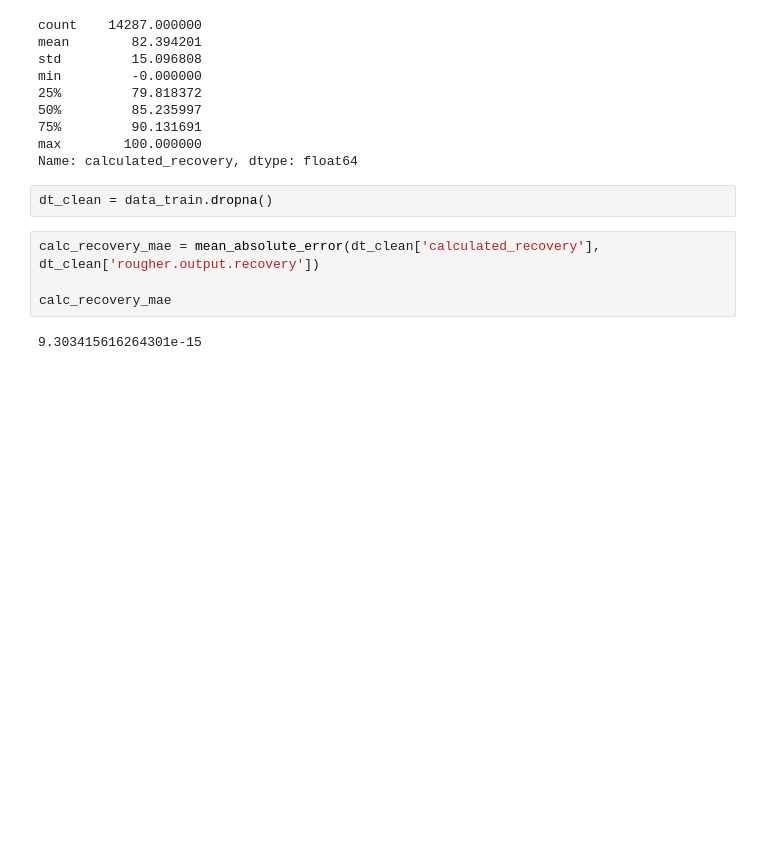
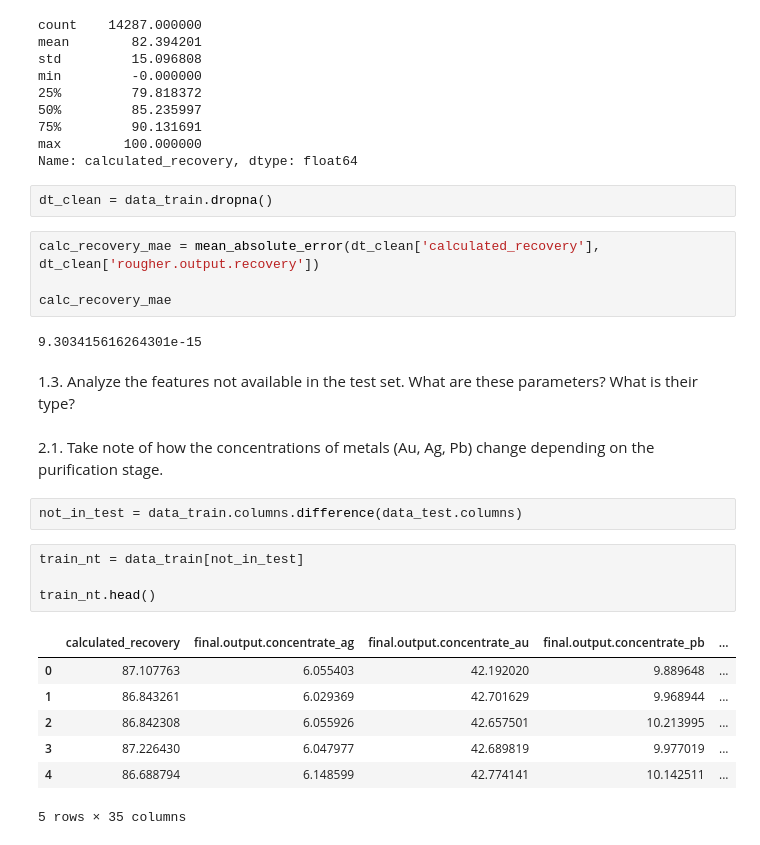
Before and after one commit to BLacuesta3/Sprint-10-Project, a Jupyter notebook: Sprint 10 Project Notebook.ipynb, the cells around one changed output. Saved outputs shown, nothing was run; the diff lists cells and outputs as text; blank space fills up the shorter version.

```diff
--- a/Sprint 10 Project Notebook.ipynb
+++ b/Sprint 10 Project Notebook.ipynb
@@ -449,3 +449,21 @@ calc_recovery_mae = mean_absolute_error(dt_clean['calculated_recovery'], dt_clea
 calc_recovery_mae
 # %% [output]
 9.303415616264301e-15
+# %% [markdown]
+1.3. Analyze the features not available in the test set. What are these parameters? What is their type?
+# %% [markdown]
+2.1. Take note of how the concentrations of metals (Au, Ag, Pb) change depending on the purification stage.
+# %%
+not_in_test = data_train.columns.difference(data_test.columns)
+# %%
+train_nt = data_train[not_in_test]
+
+train_nt.head()
+# %% [output]
+|  | calculated_recovery | final.output.concentrate_ag | final.output.concentrate_au | final.output.concentrate_pb | ... |
+| 0 | 87.107763 | 6.055403 | 42.192020 | 9.889648 | ... |
+| 1 | 86.843261 | 6.029369 | 42.701629 | 9.968944 | ... |
+| 2 | 86.842308 | 6.055926 | 42.657501 | 10.213995 | ... |
+| 3 | 87.226430 | 6.047977 | 42.689819 | 9.977019 | ... |
+| 4 | 86.688794 | 6.148599 | 42.774141 | 10.142511 | ... |
+5 rows × 35 columns
```
Also changed, not shown: parts of 1 cell of this notebook.
